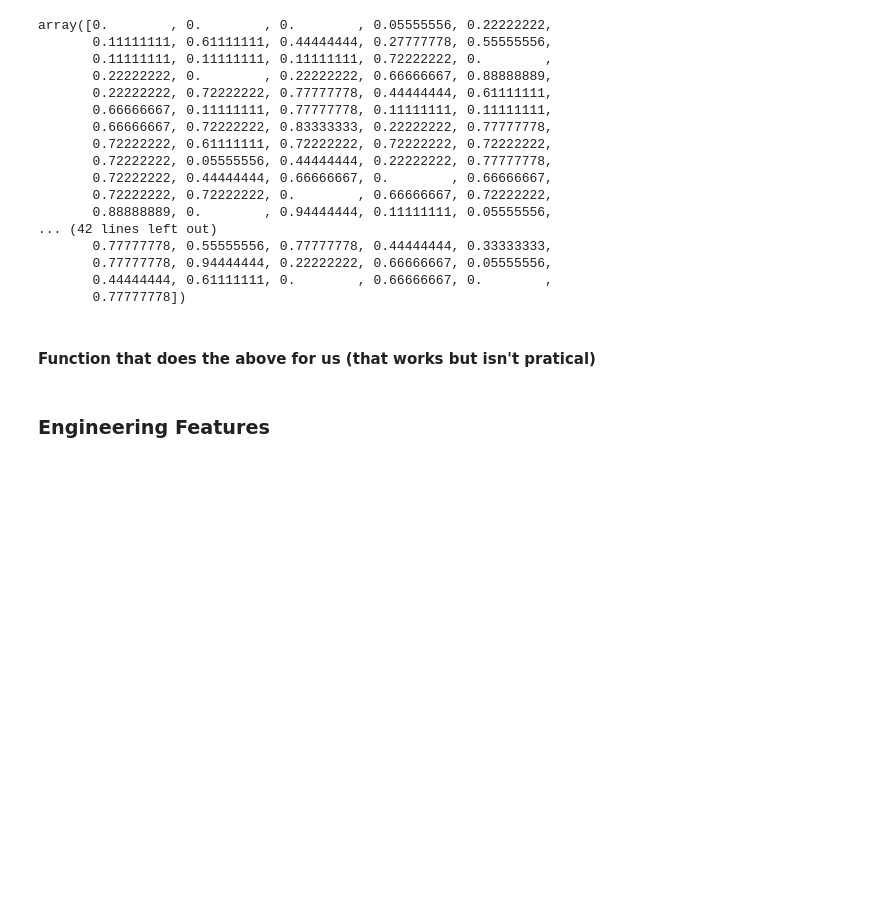
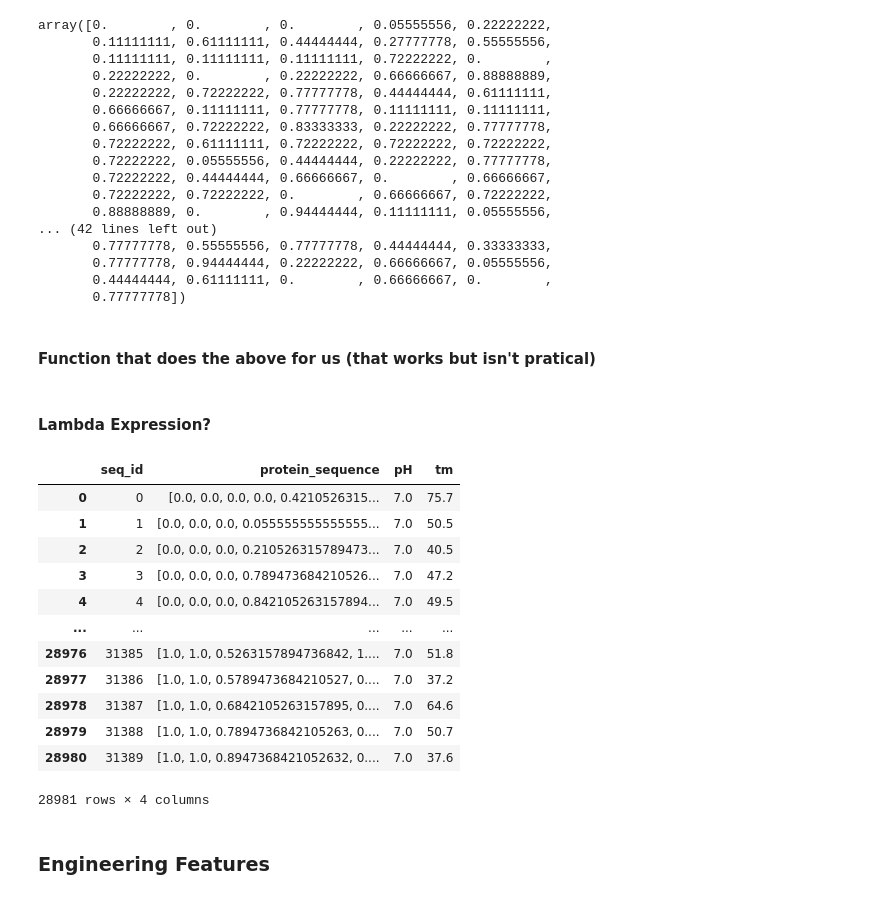
Before and after one commit to mrrkdas/Kaggle, a Jupyter notebook: Novozymes_Enzyme_Stability_Prediction/Notebooks/1.ipynb, the cells around one changed output. Saved outputs shown, nothing was run; the diff lists cells and outputs as text; code cells hidden in the pictures; blank space fills up the shorter version.

```diff
--- a/Novozymes_Enzyme_Stability_Prediction/Notebooks/1.ipynb
+++ b/Novozymes_Enzyme_Stability_Prediction/Notebooks/1.ipynb
@@ -286,6 +286,26 @@ def encode_sequence(sequence):
     #     return random_encoded_sequence
 # %%
 encoded_sequences = encode_sequence(random_seq_list)
+# %% [markdown]
+#### Lambda Expression?
+# %%
+df_updated["protein_sequence"] = df_updated["protein_sequence"].map(lambda x: encode_sequence(x))
+# %%
+df_updated
+# %% [output]
+|  | seq_id | protein_sequence | pH | tm |
+| 0 | 0 | [0.0, 0.0, 0.0, 0.0, 0.4210526315... | 7.0 | 75.7 |
+| 1 | 1 | [0.0, 0.0, 0.0, 0.055555555555555... | 7.0 | 50.5 |
+| 2 | 2 | [0.0, 0.0, 0.0, 0.210526315789473... | 7.0 | 40.5 |
+| 3 | 3 | [0.0, 0.0, 0.0, 0.789473684210526... | 7.0 | 47.2 |
+| 4 | 4 | [0.0, 0.0, 0.0, 0.842105263157894... | 7.0 | 49.5 |
+| ... | ... | ... | ... | ... |
+| 28976 | 31385 | [1.0, 1.0, 0.5263157894736842, 1.... | 7.0 | 51.8 |
+| 28977 | 31386 | [1.0, 1.0, 0.5789473684210527, 0.... | 7.0 | 37.2 |
+| 28978 | 31387 | [1.0, 1.0, 0.6842105263157895, 0.... | 7.0 | 64.6 |
+| 28979 | 31388 | [1.0, 1.0, 0.7894736842105263, 0.... | 7.0 | 50.7 |
+| 28980 | 31389 | [1.0, 1.0, 0.8947368421052632, 0.... | 7.0 | 37.6 |
+28981 rows × 4 columns
 # %% [markdown]
 ### Engineering Features
 # %%
```
